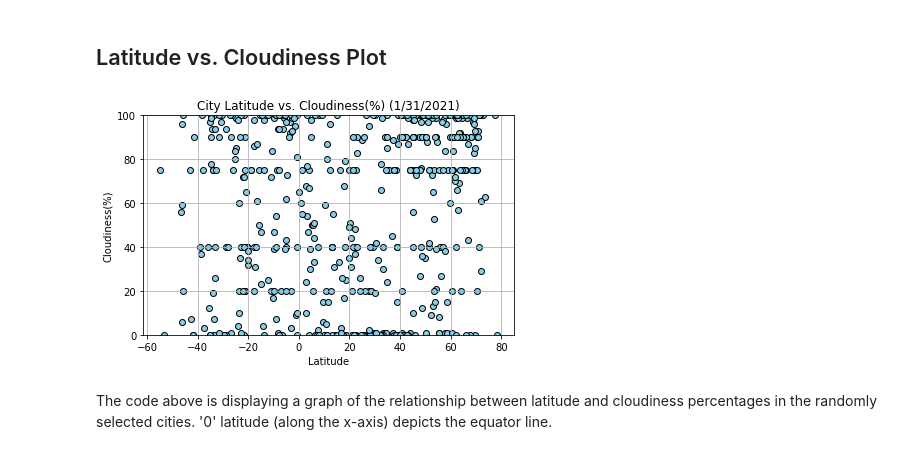
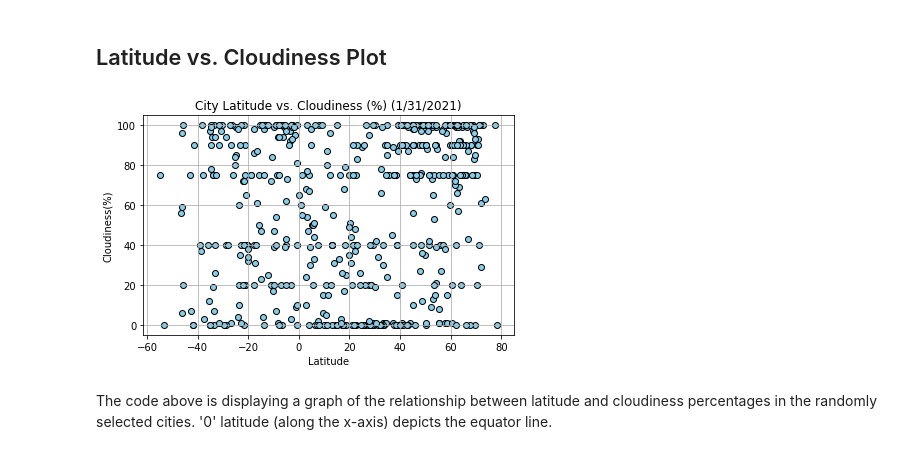
Before and after one commit to alexmartinez1745/Python-Api-Challenge, a Jupyter notebook: WeatherPy/WeatherPy.ipynb, the cells around one changed output. Saved outputs shown, nothing was run; the diff lists cells and outputs as text; code cells hidden in the pictures.

Commit message:
Plots

```diff
--- a/WeatherPy/WeatherPy.ipynb
+++ b/WeatherPy/WeatherPy.ipynb
@@ -235,26 +235,26 @@ The code above is displaying a graph of the relationship between latitude and hu
 # %%
 # Add in x and y values from cities Dataframe
 x_values = cities_df['Lat']
 y_values = cities_df['Cloudiness']
 
 # Create scatter plot for lat vs. cloudiness
 plt.scatter(x_values, y_values, color='skyblue', edgecolors='black')
 
 # Set labels and limits for scatter
-plt.title('City Latitude vs. Cloudiness(%) (1/31/2021)')
+plt.title('City Latitude vs. Cloudiness (%) (1/31/2021)')
 plt.xlabel('Latitude')
 plt.ylabel('Cloudiness(%)')
 plt.grid()
-plt.ylim(0, 100)
+plt.ylim(-5, 105)
 
 # Save plot in output_data
 plt.savefig('../output_data/Lat_vs_Cloudiness.png')
 
 # Display scatter plot
 plt.tight_layout()
 plt.show()
 # %% [output]
-[figure, old version]
+[figure, new version]
 # %% [markdown]
 The code above is displaying a graph of the relationship between latitude and cloudiness percentages in the randomly selected cities. '0' latitude (along the x-axis) depicts the equator line.
 # %% [markdown]
```
Also changed, not shown: parts of 18 cells of this notebook, 4 other files.
